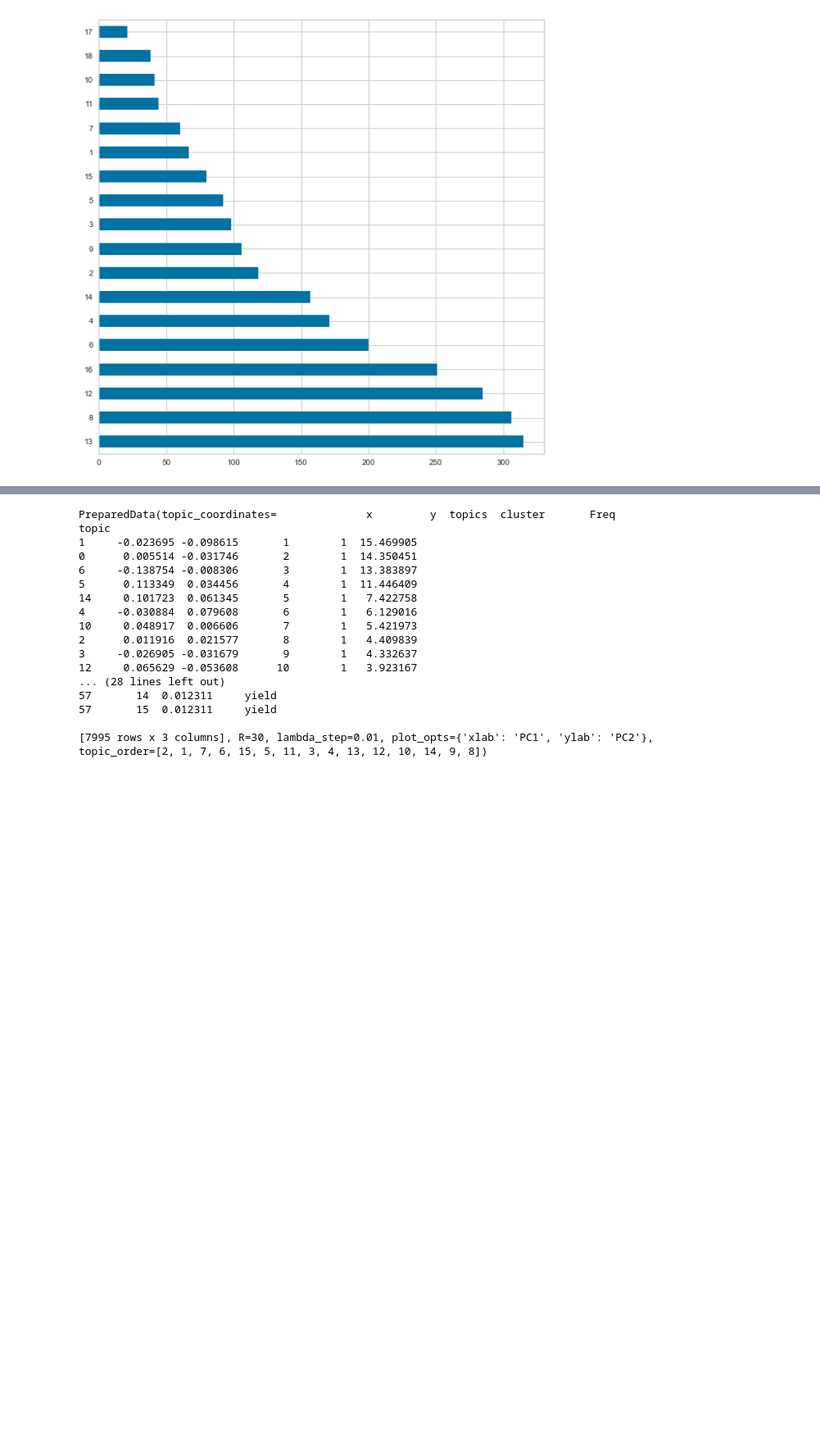
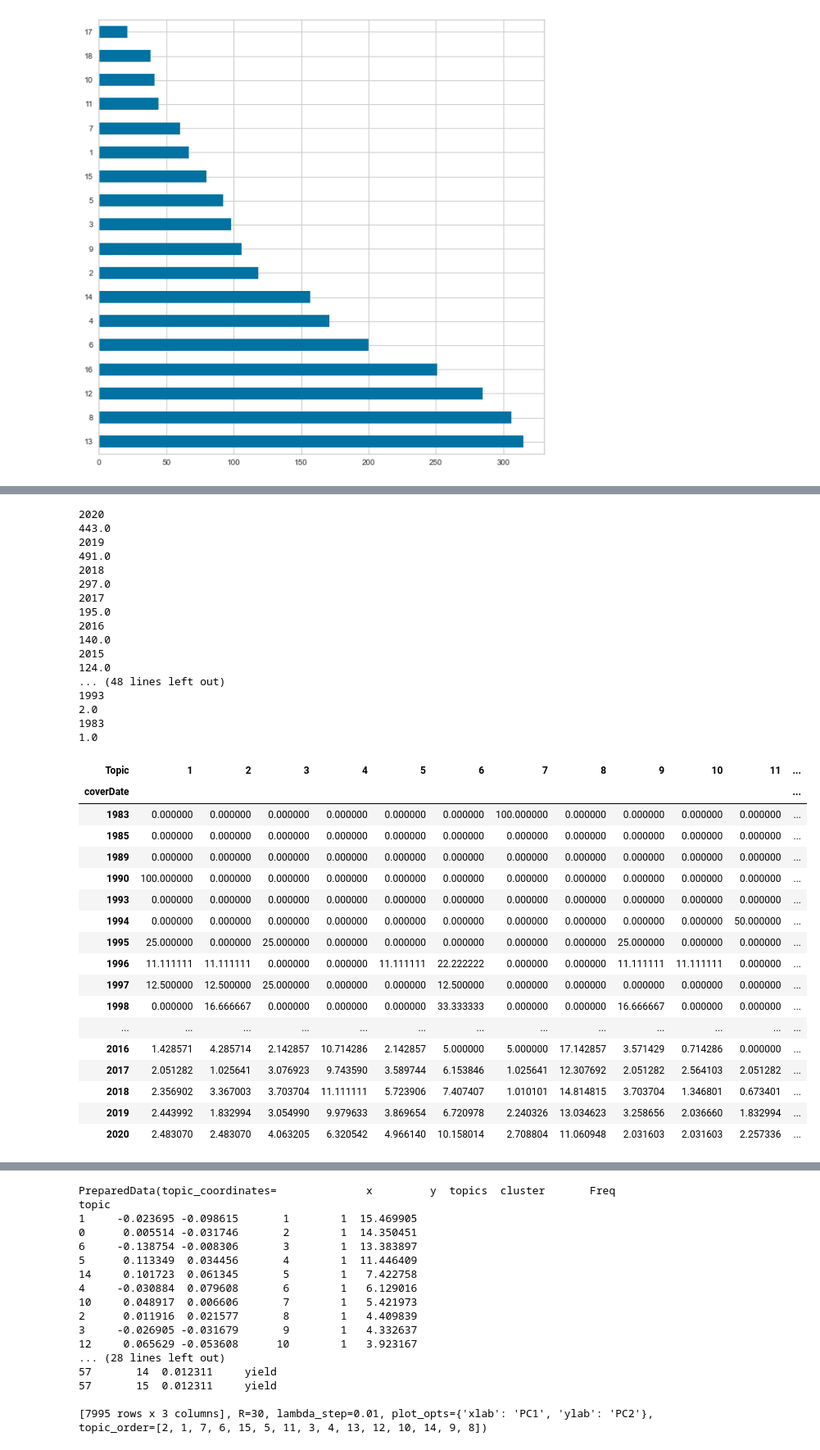
Before and after one commit to khyejin1231/NLP, a Jupyter notebook: lda_mod.ipynb, the cells around one changed output, grey strips where cells are left out. Shown at 82% size. Cells and saved outputs as stored; diff of their text form; code cells hidden in the pictures; blank space fills up the shorter version.

```diff
--- a/lda_mod.ipynb
+++ b/lda_mod.ipynb
@@ -961,6 +988,50 @@ df['Topic'].value_counts().plot(kind = 'barh') #horizontal frequency plot
 # %%
 from matplotlib import pyplot as plt
 agg_topics = df.groupby([df.index.year,'Topic'])['Topic'].count().unstack().fillna(0)
+agg_topics_1 = agg_topics.copy()
+
+for i in list(df.index.year.unique()):
+    print(i)
+    sum_ = agg_topics_1.loc[i,:].sum()
+    print(sum_)
+    agg_topics_1.loc[i,:] = (agg_topics_1.loc[i,:]/sum_) * 100
+agg_topics_1
+# %% [output]
+2020
+443.0
+2019
+491.0
+2018
+297.0
+2017
+195.0
+2016
+140.0
+2015
+124.0
+... (48 lines left out)
+1993
+2.0
+1983
+1.0
+| Topic | 1 | 2 | 3 | 4 | 5 | 6 | 7 | 8 | 9 | 10 | 11 | ... |
+| coverDate |  |  |  |  |  |  |  |  |  |  |  | ... |
+| 1983 | 0.000000 | 0.000000 | 0.000000 | 0.000000 | 0.000000 | 0.000000 | 100.000000 | 0.000000 | 0.000000 | 0.000000 | 0.000000 | ... |
+| 1985 | 0.000000 | 0.000000 | 0.000000 | 0.000000 | 0.000000 | 0.000000 | 0.000000 | 0.000000 | 0.000000 | 0.000000 | 0.000000 | ... |
+| 1989 | 0.000000 | 0.000000 | 0.000000 | 0.000000 | 0.000000 | 0.000000 | 0.000000 | 0.000000 | 0.000000 | 0.000000 | 0.000000 | ... |
+| 1990 | 100.000000 | 0.000000 | 0.000000 | 0.000000 | 0.000000 | 0.000000 | 0.000000 | 0.000000 | 0.000000 | 0.000000 | 0.000000 | ... |
+| 1993 | 0.000000 | 0.000000 | 0.000000 | 0.000000 | 0.000000 | 0.000000 | 0.000000 | 0.000000 | 0.000000 | 0.000000 | 0.000000 | ... |
+| 1994 | 0.000000 | 0.000000 | 0.000000 | 0.000000 | 0.000000 | 0.000000 | 0.000000 | 0.000000 | 0.000000 | 0.000000 | 50.000000 | ... |
+| 1995 | 25.000000 | 0.000000 | 25.000000 | 0.000000 | 0.000000 | 0.000000 | 0.000000 | 0.000000 | 25.000000 | 0.000000 | 0.000000 | ... |
+| 1996 | 11.111111 | 11.111111 | 0.000000 | 0.000000 | 11.111111 | 22.222222 | 0.000000 | 0.000000 | 11.111111 | 11.111111 | 0.000000 | ... |
+| 1997 | 12.500000 | 12.500000 | 25.000000 | 0.000000 | 0.000000 | 12.500000 | 0.000000 | 0.000000 | 0.000000 | 0.000000 | 0.000000 | ... |
+| 1998 | 0.000000 | 16.666667 | 0.000000 | 0.000000 | 0.000000 | 33.333333 | 0.000000 | 0.000000 | 16.666667 | 0.000000 | 0.000000 | ... |
+| ... | ... | ... | ... | ... | ... | ... | ... | ... | ... | ... | ... | ... |
+| 2016 | 1.428571 | 4.285714 | 2.142857 | 10.714286 | 2.142857 | 5.000000 | 5.000000 | 17.142857 | 3.571429 | 0.714286 | 0.000000 | ... |
+| 2017 | 2.051282 | 1.025641 | 3.076923 | 9.743590 | 3.589744 | 6.153846 | 1.025641 | 12.307692 | 2.051282 | 2.564103 | 2.051282 | ... |
+| 2018 | 2.356902 | 3.367003 | 3.703704 | 11.111111 | 5.723906 | 7.407407 | 1.010101 | 14.814815 | 3.703704 | 1.346801 | 0.673401 | ... |
+| 2019 | 2.443992 | 1.832994 | 3.054990 | 9.979633 | 3.869654 | 6.720978 | 2.240326 | 13.034623 | 3.258656 | 2.036660 | 1.832994 | ... |
+| 2020 | 2.483070 | 2.483070 | 4.063205 | 6.320542 | 4.966140 | 10.158014 | 2.708804 | 11.060948 | 2.031603 | 2.031603 | 2.257336 | ... |
 # %%
 fig, ax = plt.subplots()
 
```
Also changed, not shown: parts of 15 cells of this notebook.
